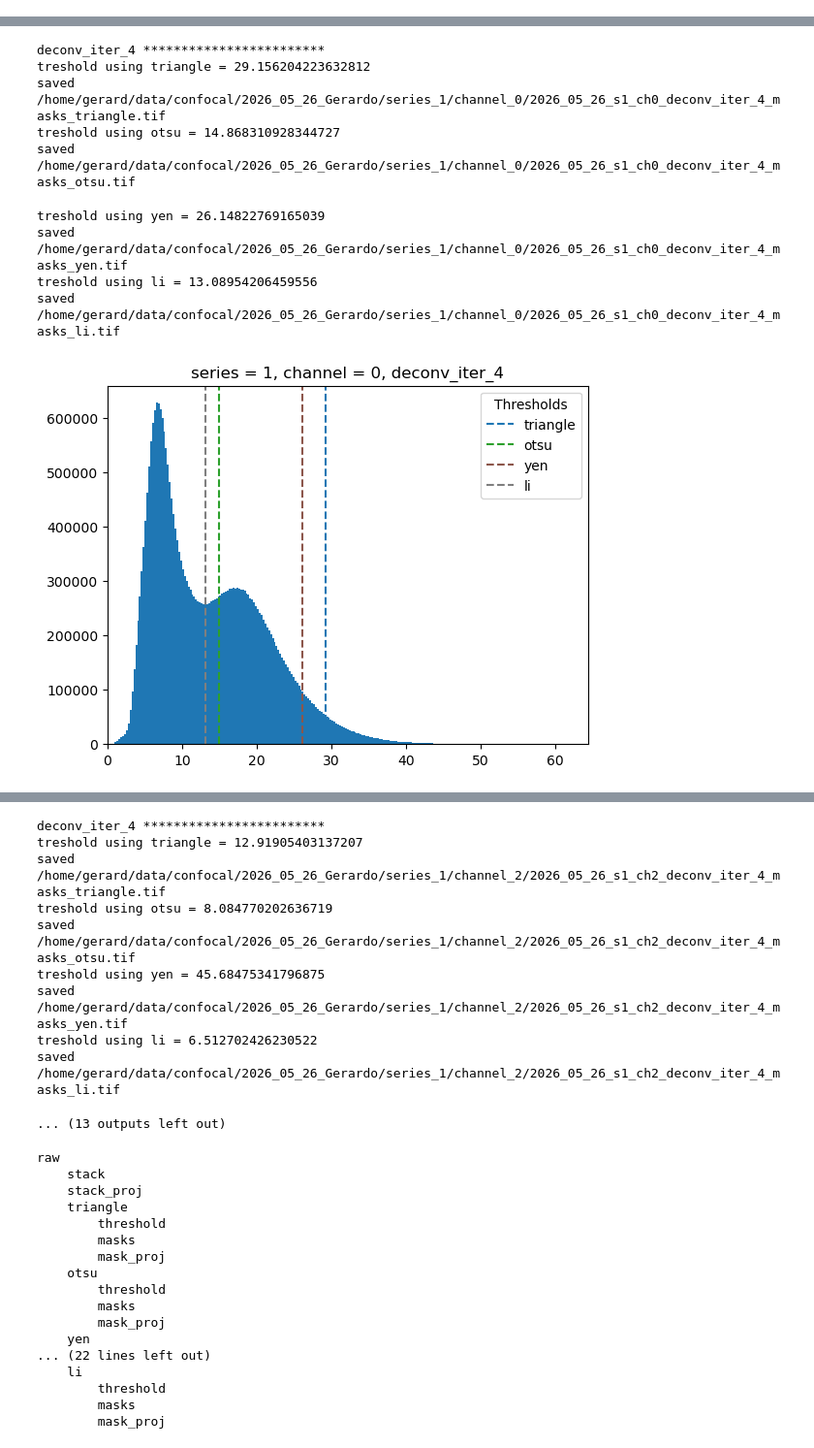
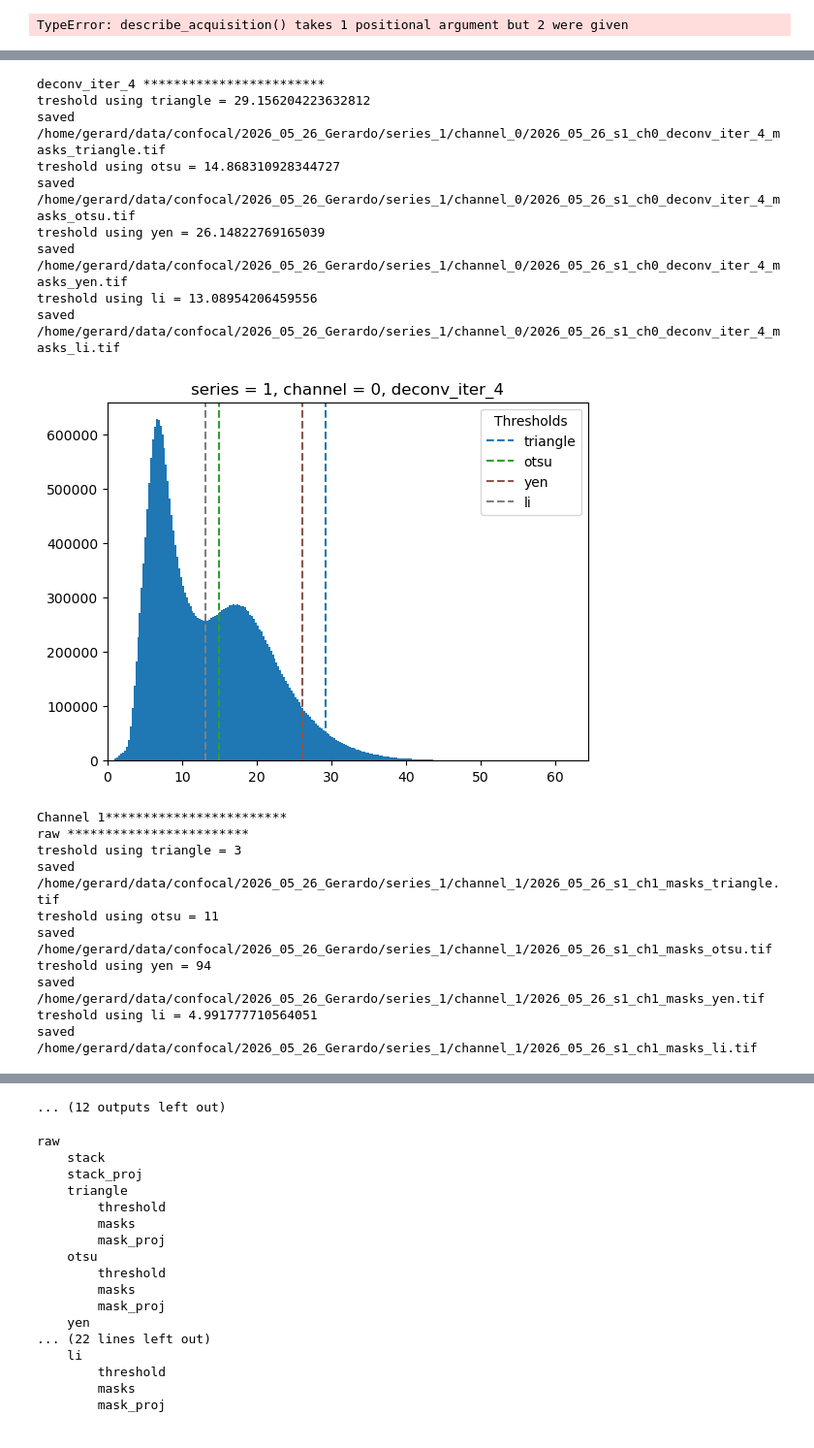
Before and after one commit to gmalagonv/confocal, a Jupyter notebook: analysis_notebooks/colocalization_test.ipynb, the cells around one changed output, grey strips where cells are left out. Shown at 97% size. Saved outputs shown, nothing was run; the diff lists cells and outputs as text; code cells hidden in the pictures.

Commit message:
thresholding as a function

```diff
--- a/analysis_notebooks/colocalization_test.ipynb
+++ b/analysis_notebooks/colocalization_test.ipynb
@@ -1,4 +1,7 @@
 # %%
+%load_ext autoreload
+%autoreload 2
+
 import tifffile as tiff
 from tifffile import imwrite
 import platform
@@ -19,7 +22,9 @@ system = platform.system()
 
 
 if system == 'Linux':
-    home = '/home/'
+    home = '/home/gerard/data/confocal/'
 elif system == 'Darwin':
-    home = '/Users/'
+    home = '/Users/gerard/data/confocal/'
+elif system == "Windows":
+    home = 'C:/Users/cviko/data/confocal/'
 # %% [output]
@@ -72,3 +195,7 @@ def fast_threshold_li(stack):
+# %%
+thresholding('2026_05_26', 'Gerardo', [1], [4], do_plot = True )
+# %% [output]
+TypeError: describe_acquisition() takes 1 positional argument but 2 were given
 # %%
 treshold_algorithm_list =[
     'triangle',
@@ -104,10 +231,6 @@ deconv_iter_list = [
 ]
 
 results = {}
-stack_list = []
-mask_list = []
-stack_list_deconv = []
-mask_list_deconv = []
 
 for series in series_list:
     print(f'Processing series {series}---------------')
@@ -127,7 +250,7 @@ for series in series_list:
 
 
             path_deconv      = os.path.join(base, f'2026_05_26_s{series}_ch{channel}_deconv_iter_{deconv_iter}.tif')
-            path_deconv_masks= os.path.join(base, f'2026_05_26_s{series}_ch{channel}_deconv_iter_{deconv_iter}_masks')
+            path_deconv_masks = os.path.join(base, f'2026_05_26_s{series}_ch{channel}_deconv_iter_{deconv_iter}_masks')
 
             for path_in, path_out in [(path_raw, path_raw_masks), (path_deconv, path_deconv_masks)]:
 
@@ -208,35 +331,45 @@ for series in series_list:
                         plt.axvline(thresh, color=colors[i], linestyle='--', label=thrsh_al)
 
 
 
                     plt.legend(loc='upper right', title='Thresholds')
                     plt.title(f'series = {series}, channel = {channel}, {key_dict}')
                     # plt.axvline(pct_90, color='c', linestyle='--')
                     # plt.axvline(pct_95, color='m', linestyle='--')
 
                     vmin, vmax = np.percentile(stack.ravel(), [1, 100])
                     plt.xlim(0,vmax)# stack.max())
                     plt.show()
 # %% [output]
 Processing series 1---------------
 Channel 0************************
 raw ************************
 treshold using triangle = 31
 saved /home/gerard/data/confocal/2026_05_26_Gerardo/series_1/channel_0/2026_05_26_s1_ch0_masks_triangle.tif
 treshold using otsu = 17
 saved /home/gerard/data/confocal/2026_05_26_Gerardo/series_1/channel_0/2026_05_26_s1_ch0_masks_otsu.tif
 treshold using yen = 121
 saved /home/gerard/data/confocal/2026_05_26_Gerardo/series_1/channel_0/2026_05_26_s1_ch0_masks_yen.tif
 treshold using li = 13.102244257602296
 saved /home/gerard/data/confocal/2026_05_26_Gerardo/series_1/channel_0/2026_05_26_s1_ch0_masks_li.tif
 [figure]
 deconv_iter_4 ************************
 treshold using triangle = 29.156204223632812
 saved /home/gerard/data/confocal/2026_05_26_Gerardo/series_1/channel_0/2026_05_26_s1_ch0_deconv_iter_4_masks_triangle.tif
 treshold using otsu = 14.868310928344727
 saved /home/gerard/data/confocal/2026_05_26_Gerardo/series_1/channel_0/2026_05_26_s1_ch0_deconv_iter_4_masks_otsu.tif
+treshold using yen = 26.14822769165039
+saved /home/gerard/data/confocal/2026_05_26_Gerardo/series_1/channel_0/2026_05_26_s1_ch0_deconv_iter_4_masks_yen.tif
+treshold using li = 13.08954206459556
+saved /home/gerard/data/confocal/2026_05_26_Gerardo/series_1/channel_0/2026_05_26_s1_ch0_deconv_iter_4_masks_li.tif
+[figure]
-treshold using yen = 26.14822769165039
-saved /home/gerard/data/confocal/2026_05_26_Gerardo/series_1/channel_0/2026_05_26_s1_ch0_deconv_iter_4_masks_yen.tif
-treshold using li = 13.08954206459556
-saved /home/gerard/data/confocal/2026_05_26_Gerardo/series_1/channel_0/2026_05_26_s1_ch0_deconv_iter_4_masks_li.tif
+Channel 1************************
+raw ************************
+treshold using triangle = 3
+saved /home/gerard/data/confocal/2026_05_26_Gerardo/series_1/channel_1/2026_05_26_s1_ch1_masks_triangle.tif
+treshold using otsu = 11
+saved /home/gerard/data/confocal/2026_05_26_Gerardo/series_1/channel_1/2026_05_26_s1_ch1_masks_otsu.tif
+treshold using yen = 94
+saved /home/gerard/data/confocal/2026_05_26_Gerardo/series_1/channel_1/2026_05_26_s1_ch1_masks_yen.tif
+treshold using li = 4.991777710564051
+saved /home/gerard/data/confocal/2026_05_26_Gerardo/series_1/channel_1/2026_05_26_s1_ch1_masks_li.tif
-[figure]
@@ -275,13 +408,4 @@ saved /home/gerard/data/confocal/2026_05_26_Gerardo/series_1/channel_2/2026_05_2
-deconv_iter_4 ************************
-treshold using triangle = 12.91905403137207
-saved /home/gerard/data/confocal/2026_05_26_Gerardo/series_1/channel_2/2026_05_26_s1_ch2_deconv_iter_4_masks_triangle.tif
-treshold using otsu = 8.084770202636719
-saved /home/gerard/data/confocal/2026_05_26_Gerardo/series_1/channel_2/2026_05_26_s1_ch2_deconv_iter_4_masks_otsu.tif
-treshold using yen = 45.68475341796875
-saved /home/gerard/data/confocal/2026_05_26_Gerardo/series_1/channel_2/2026_05_26_s1_ch2_deconv_iter_4_masks_yen.tif
-treshold using li = 6.512702426230522
-saved /home/gerard/data/confocal/2026_05_26_Gerardo/series_1/channel_2/2026_05_26_s1_ch2_deconv_iter_4_masks_li.tif
+... (12 outputs left out)
-... (13 outputs left out)
 # %%
 for k in (results['s_1']['c_0'].keys()):
     print(k)
```
Also changed, not shown: parts of 5 cells of this notebook, 2 other files.
